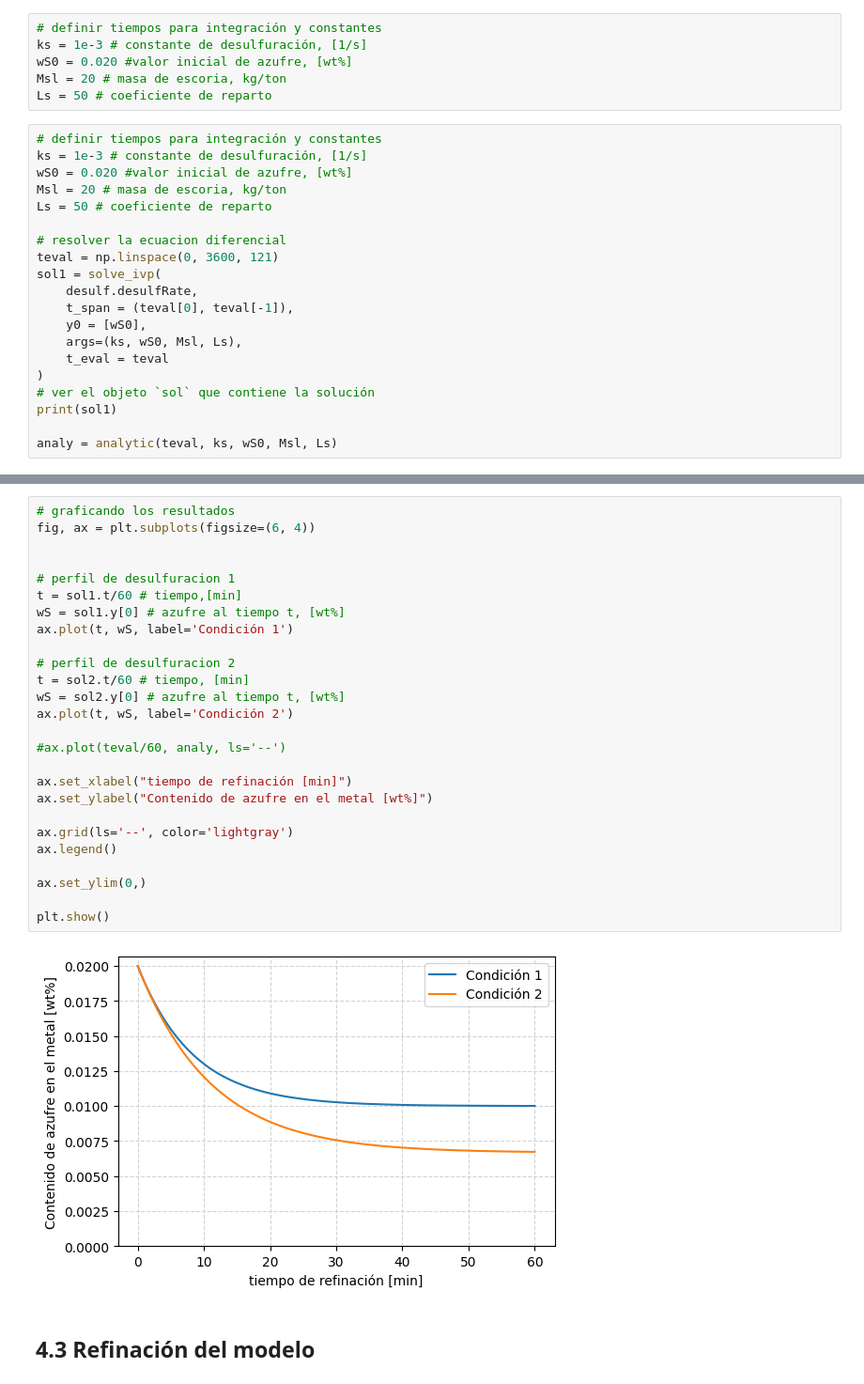
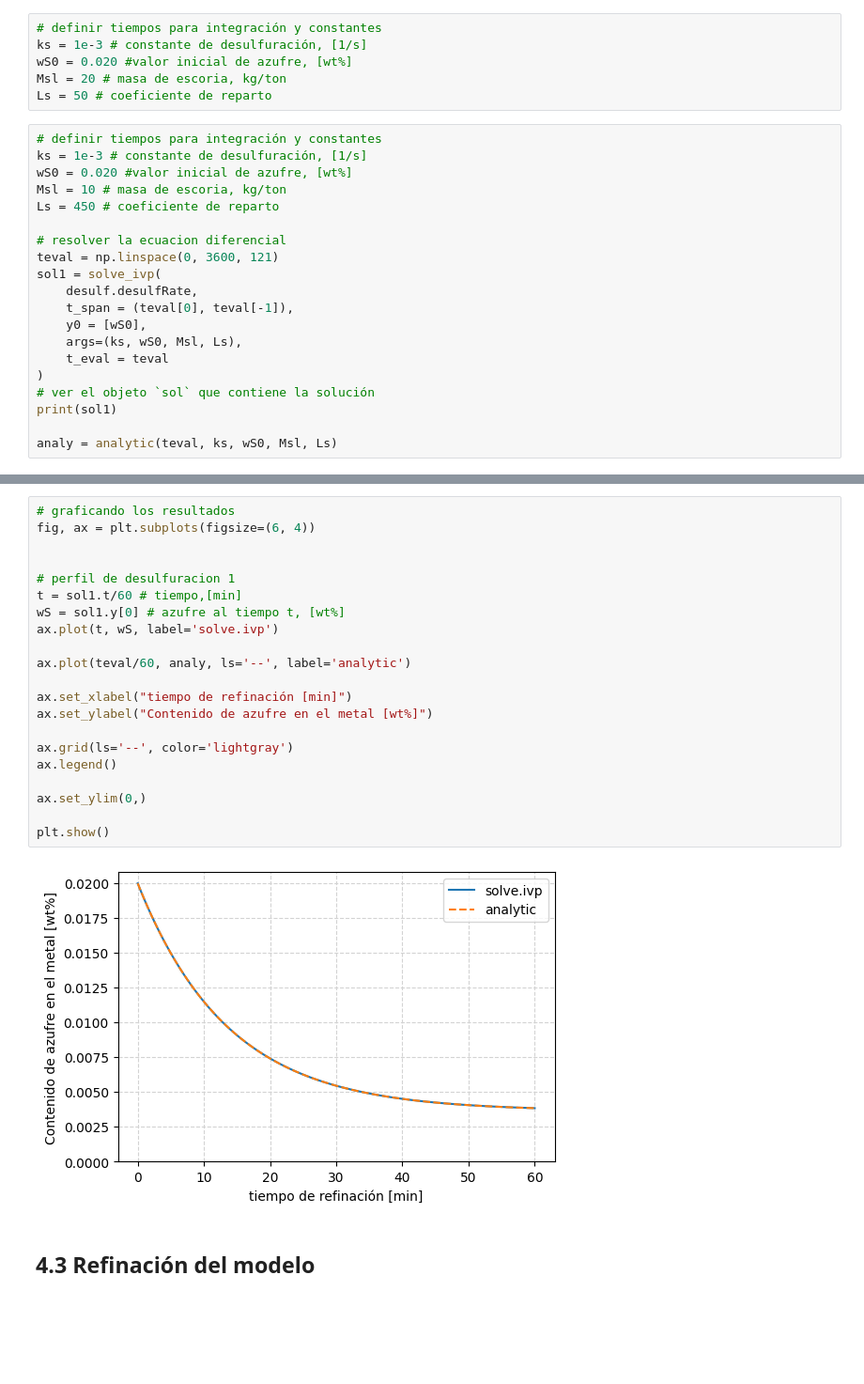
Before and after one commit to eicastroc/steelmaking101, a Jupyter notebook: es/modulo02_Desulf/04_tasaDesulf.ipynb, the cells around one changed output, grey strips where cells are left out. Shown: that part at 94% size. Drawn from its saved outputs; the diff is of its cells as text; blank space fills up the shorter version.

```diff
--- a/es/modulo02_Desulf/04_tasaDesulf.ipynb
+++ b/es/modulo02_Desulf/04_tasaDesulf.ipynb
@@ -51,8 +52,8 @@ Ls = 50 # coeficiente de reparto
 # definir tiempos para integración y constantes
 ks = 1e-3 # constante de desulfuración, [1/s]
 wS0 = 0.020 #valor inicial de azufre, [wt%]
-Msl = 20 # masa de escoria, kg/ton
-Ls = 50 # coeficiente de reparto
+Msl = 10 # masa de escoria, kg/ton
+Ls = 450 # coeficiente de reparto
 
 # resolver la ecuacion diferencial
 teval = np.linspace(0, 3600, 121)
@@ -112,31 +83,26 @@ print(sol2)
 # %%
 # graficando los resultados
 fig, ax = plt.subplots(figsize=(6, 4))
 
 
 # perfil de desulfuracion 1
 t = sol1.t/60 # tiempo,[min]
 wS = sol1.y[0] # azufre al tiempo t, [wt%]
-ax.plot(t, wS, label='Condición 1')
+ax.plot(t, wS, label='solve.ivp')
 
-# perfil de desulfuracion 2
-t = sol2.t/60 # tiempo, [min]
-wS = sol2.y[0] # azufre al tiempo t, [wt%]
-ax.plot(t, wS, label='Condición 2')
-
-#ax.plot(teval/60, analy, ls='--')
+ax.plot(teval/60, analy, ls='--', label='analytic')
 
 ax.set_xlabel("tiempo de refinación [min]")
 ax.set_ylabel("Contenido de azufre en el metal [wt%]")
 
 ax.grid(ls='--', color='lightgray')
 ax.legend()
 
 ax.set_ylim(0,)
 
 plt.show()
 # %% [output]
-[figure, old version]
+[figure, new version]
 # %% [markdown]
 ## 4.3 Refinación del modelo
 # %% [markdown]
```
Also changed, not shown: parts of 19 cells of this notebook.
